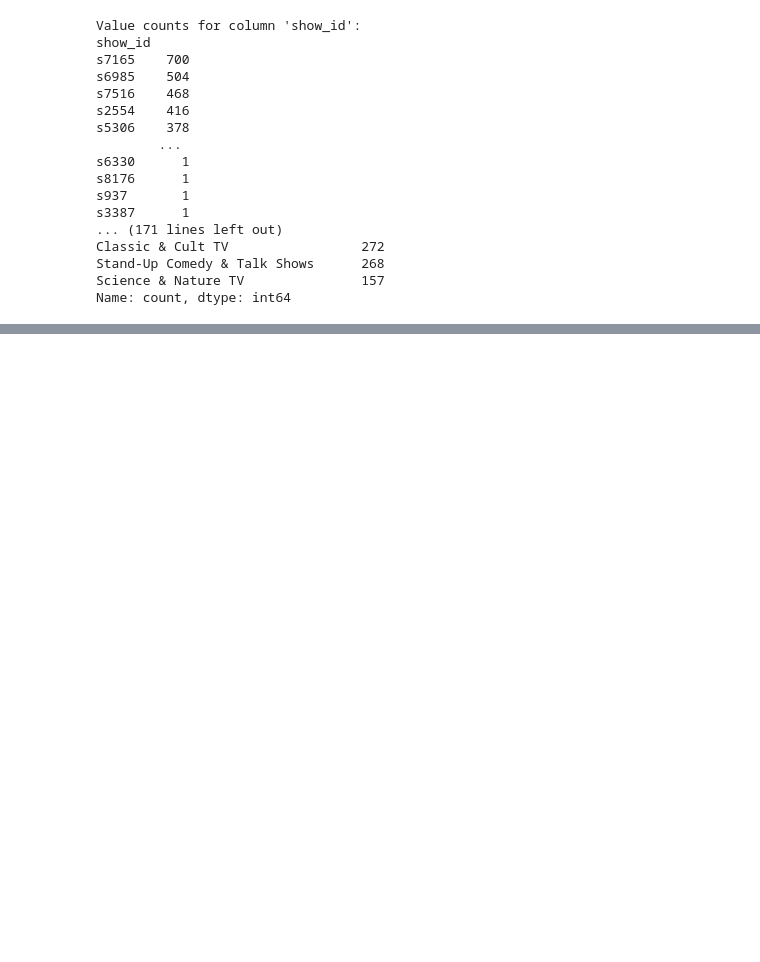
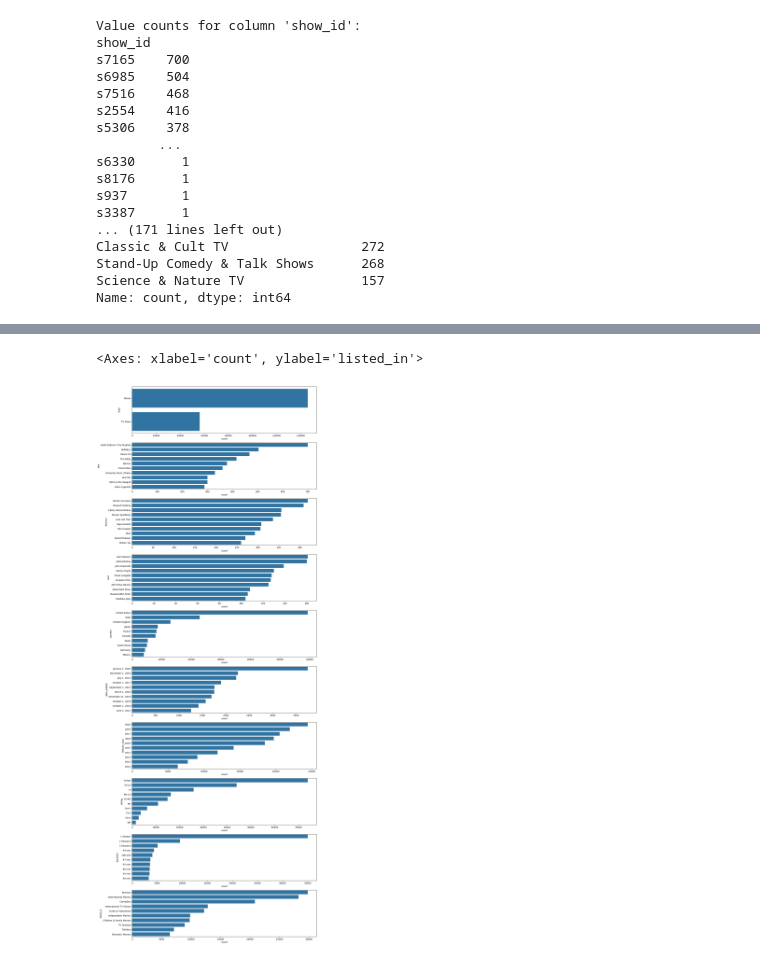
Before and after one commit to sanvasu/Netflix---Data-Exploration-and-Visualisation, a Jupyter notebook: Netflix_Casestudy.ipynb, the cells around one changed output, grey strips where cells are left out. Cells and saved outputs as stored; diff of their text form; code cells hidden in the pictures; blank space fills up the shorter version.

```diff
--- a/Netflix_Casestudy.ipynb
+++ b/Netflix_Casestudy.ipynb
@@ -146,0 +151,25 @@ Name: count, dtype: int64
+# %%
+fig = plt.figure(figsize=(15,45))
+plt.subplot(10, 1, 1)
+sns.countplot(y ='type', data=df,order=df.type.value_counts().iloc[:10].index)
+plt.subplot(10, 1, 2)
+sns.countplot(y ='title', data=df,order=df.title.value_counts().iloc[:10].index)
+plt.subplot(10, 1,3)
+sns.countplot(y ='director', data=df[-(df.director == 'Unknown director')],order=df.director[df['director'] != 'Unknown director'].value_counts().iloc[:10].index)
+plt.subplot(10, 1, 4)
+sns.countplot(y ='cast', data=df[-(df.cast == 'Unknown cast')],order=df.cast[df['cast'] != 'Unknown cast'].value_counts().iloc[:10].index)
+plt.subplot(10, 1,5)
+sns.countplot(y ='country', data=df[-(df.country == 'Unknown country')],order=df.country[df['country'] != 'Unknown country'].value_counts().iloc[:10].index)
+plt.subplot(10, 1, 6)
+sns.countplot(y ='date_added', data=df[-(df.date_added == 'Unknown date')],order=df.date_added[df['date_added'] != 'Unknown date'].value_counts().iloc[:10].index)
+plt.subplot(10, 1, 7)
+sns.countplot(y ='release_year', data=df,order=df.release_year.value_counts().iloc[:10].index)
+plt.subplot(10, 1,8)
+sns.countplot(y ='rating', data=df[-(df.rating == 'Unknown rating')],order=df.rating[df['rating'] != 'Unknown rating'].value_counts().iloc[:10].index)
+plt.subplot(10, 1,9)
+sns.countplot(y ='duration', data=df[-(df.duration == 'Unknown duration')],order=df.duration[df['duration'] != 'Unknown duration'].value_counts().iloc[:10].index)
+plt.subplot(10, 1,10)
+sns.countplot(y ='listed_in', data=df,order=df.listed_in.value_counts().iloc[:10].index)
+# %% [output]
+<Axes: xlabel='count', ylabel='listed_in'>
+[figure, added]
```
Also changed, not shown: parts of 3 cells of this notebook.
